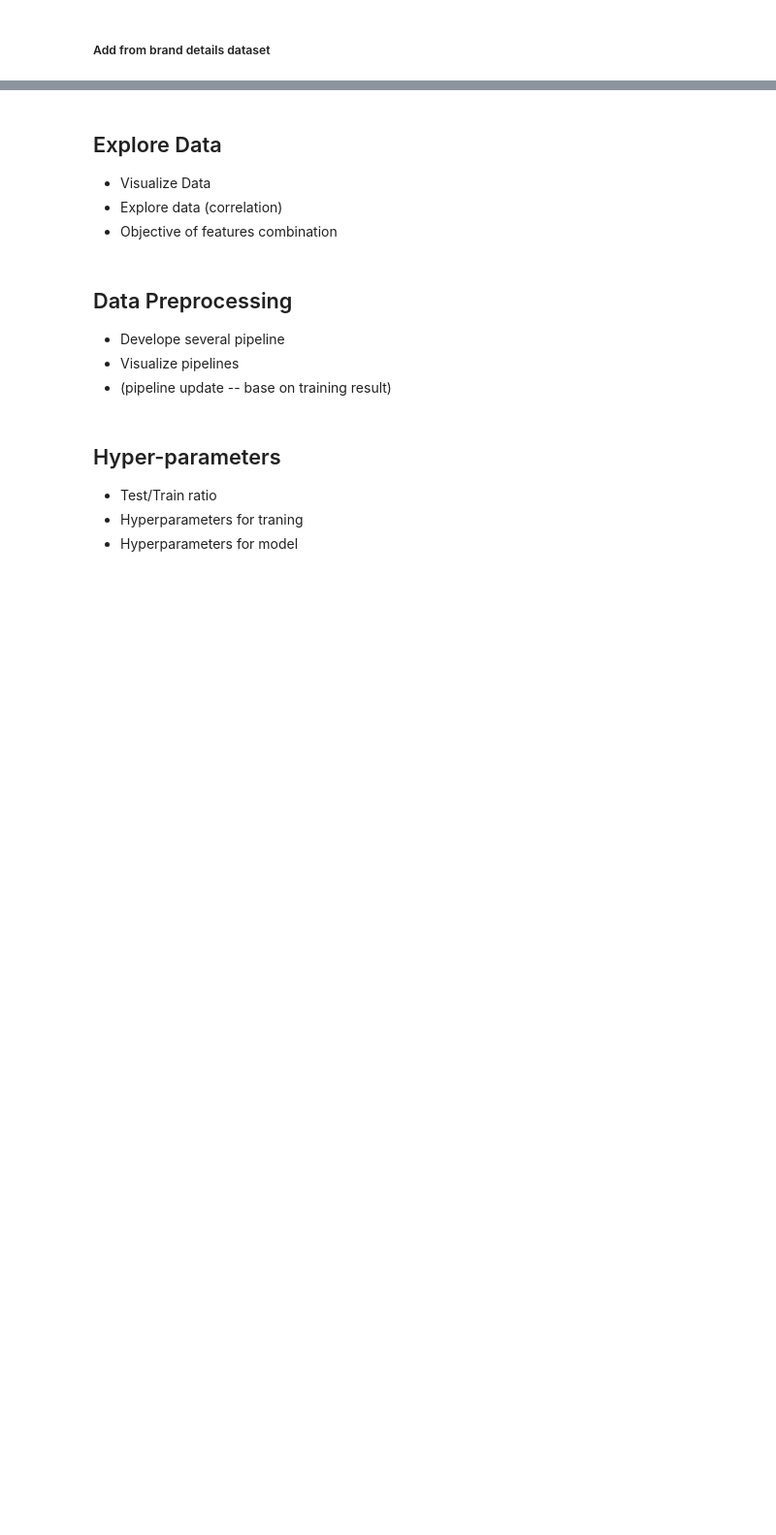
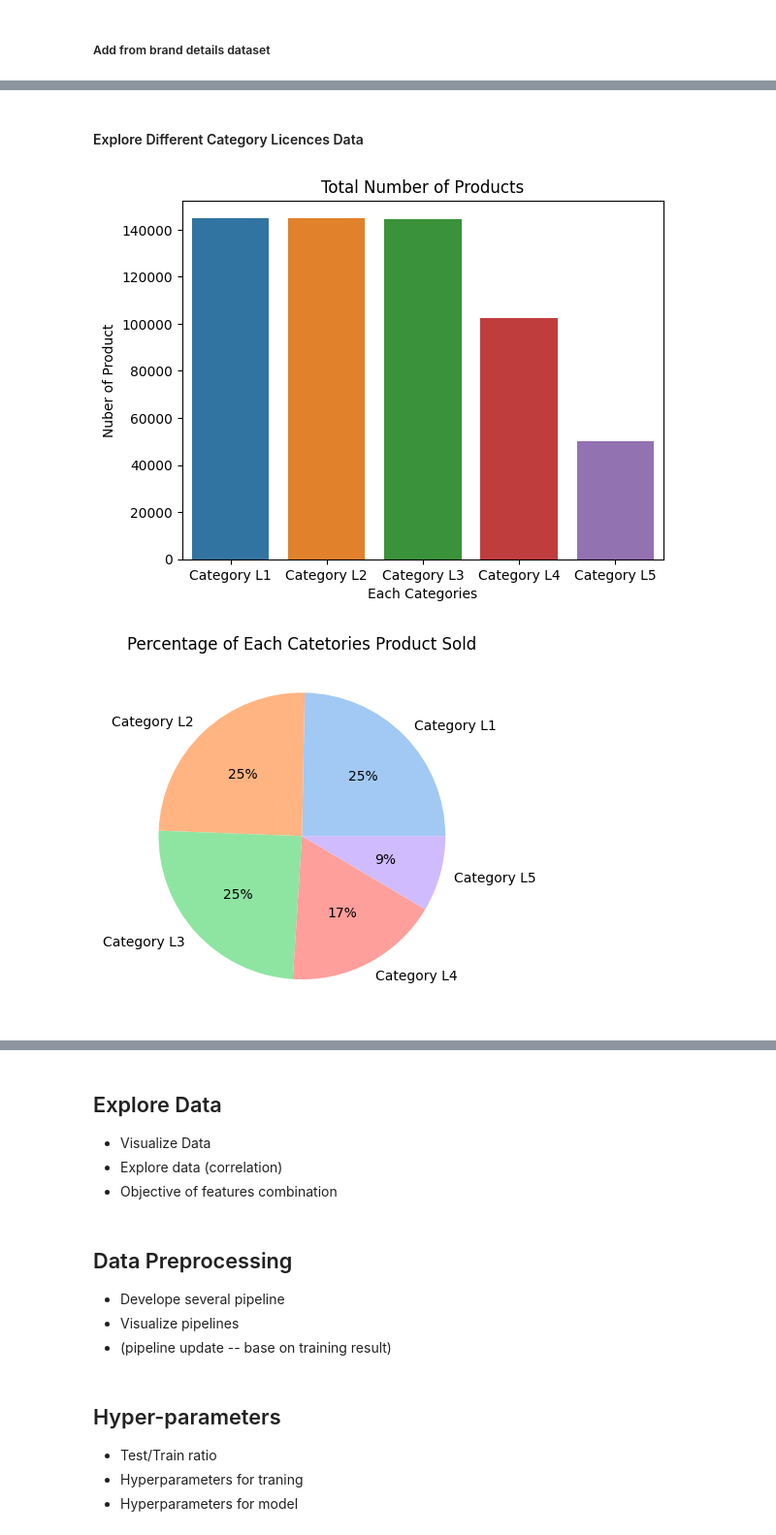
Before and after one commit to Mahipt/Marijuana_SalesPrediction, a Jupyter notebook: src/Sales_Prediction.ipynb, the cells around one changed output, grey strips where cells are left out. Shown at 97% size. Drawn from its saved outputs; the diff is of its cells as text; code cells hidden in the pictures; blank space fills up the shorter version.

Commit message:
update feature engineering parts (explore cat L1)

```diff
--- a/src/Sales_Prediction.ipynb
+++ b/src/Sales_Prediction.ipynb
@@ -283,0 +275,29 @@ Name: Channel, dtype: int64
+# %% [markdown]
+#### Explore Different Category Licences Data
+# %%
+catExplore = brandDetail.copy()
+
+# Each categories portion charts
+catIndex = ["Category L" + str(x) for x in range(1, 6) ]
+catNum = [sum(catExplore[x].value_counts(dropna=True)) for x in catIndex] # total number of product of each categories
+catSubNum = [len(catExplore[x].value_counts(dropna=True)) for x in catIndex] # number of total types of products in each categories
+
+catData = pd.DataFrame()
+catData.loc[:, "Category"] = catIndex
+catData.loc[:, "Total_Num_of_Products"] = catNum
+catData.loc[:, "Total_Num_of_Products(%)"] = [num/sum(catNum) for num in catNum]
+catData.loc[:, "Total_Num_of_Types"] = catSubNum
+
+sns.barplot(catData, x="Category", y = "Total_Num_of_Products")
+plt.xlabel("Each Categories")
+plt.ylabel("Nuber of Product")
+plt.title("Total Number of Products")
+plt.show()
+
+colors = sns.color_palette('pastel')[0:5]
+plt.title("Percentage of Each Catetories Product Sold")
+plt.pie(catData["Total_Num_of_Products(%)"], labels=catIndex, colors=colors, autopct='%.0f%%')
+plt.show()
+# %% [output]
+[figure, added]
+[figure, added]
```
Also changed, not shown: parts of 9 cells of this notebook.
